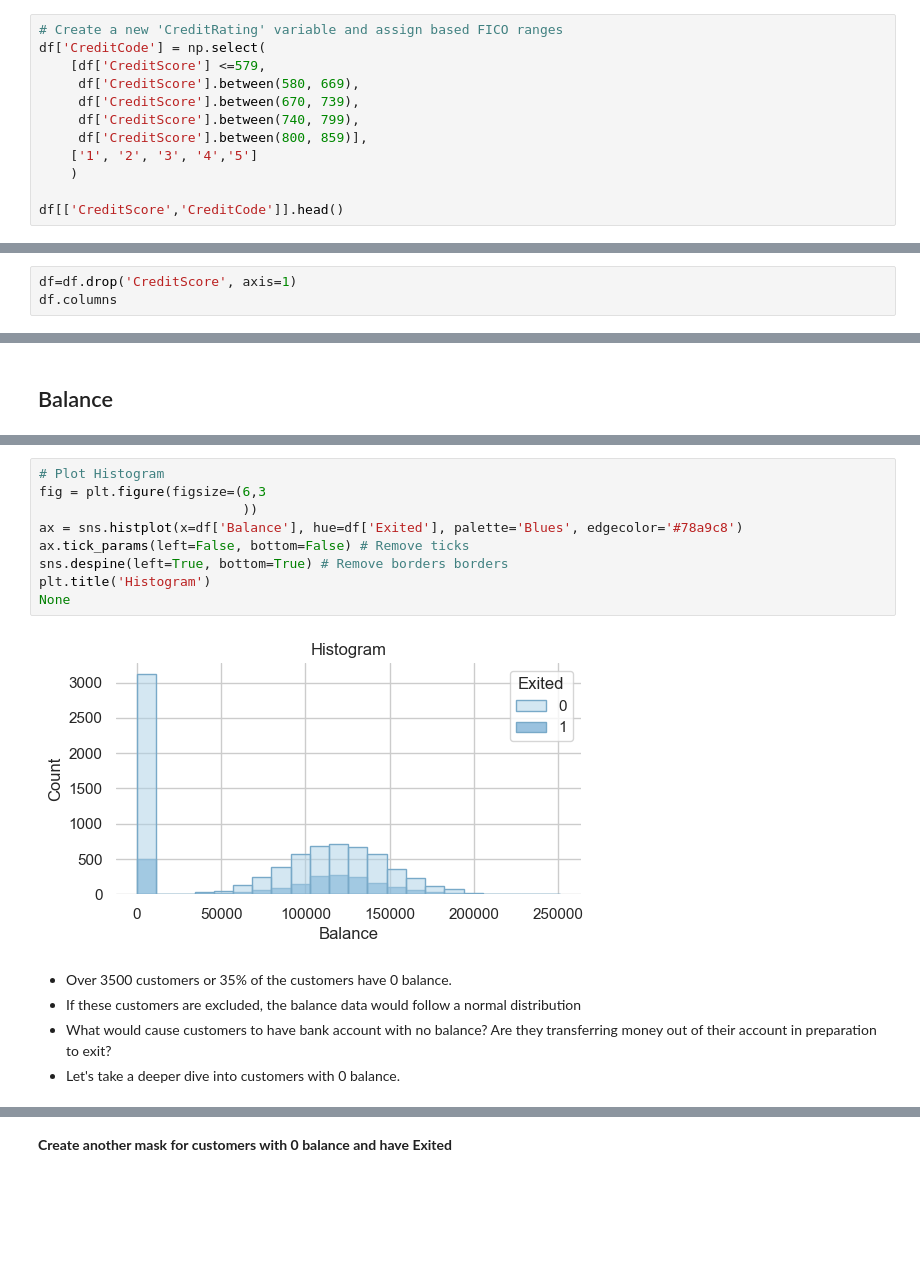
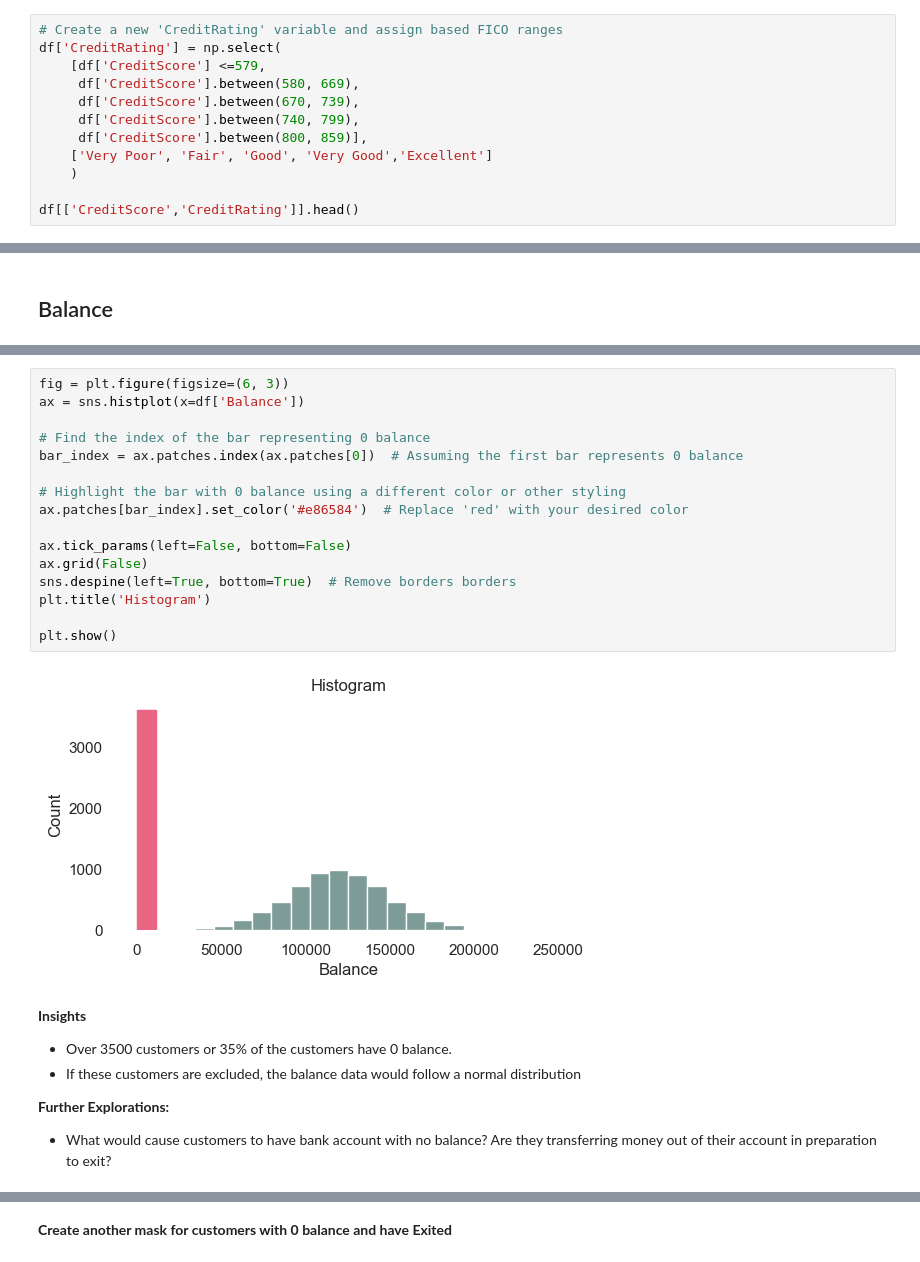
Before and after one commit to aprilhong/bankchurn, a Jupyter notebook: notebooks/1.0_bank_exploratory_data_analysis.ipynb, the cells around one changed output, grey strips where cells are left out. Cells and saved outputs as stored; diff of their text form; blank space fills up the shorter version.

```diff
--- a/notebooks/1.0_bank_exploratory_data_analysis.ipynb
+++ b/notebooks/1.0_bank_exploratory_data_analysis.ipynb
@@ -328,14 +329,14 @@ Create a new variable `CreditCode` to assign each CreditScore to a rating
 ##### CreditRating
 # %%
 # Create a new 'CreditRating' variable and assign based FICO ranges
-df['CreditCode'] = np.select(
+df['CreditRating'] = np.select(
     [df['CreditScore'] <=579,
      df['CreditScore'].between(580, 669),
      df['CreditScore'].between(670, 739),
      df['CreditScore'].between(740, 799),
      df['CreditScore'].between(800, 859)],
-    ['1', '2', '3', '4','5']
+    ['Very Poor', 'Fair', 'Good', 'Very Good','Excellent']
     )
 
-df[['CreditScore','CreditCode']].head()
+df[['CreditScore','CreditRating']].head()
 # %% [output]
@@ -348,3 +348,0 @@ df[['CreditScore','CreditCode']].head()
-# %%
-df=df.drop('CreditScore', axis=1)
-df.columns
@@ -556,18 +583,28 @@ plt.show()
 # %%
-# Plot Histogram
-fig = plt.figure(figsize=(6,3
-                          ))
-ax = sns.histplot(x=df['Balance'], hue=df['Exited'], palette='Blues', edgecolor='#78a9c8')
-ax.tick_params(left=False, bottom=False) # Remove ticks
-sns.despine(left=True, bottom=True) # Remove borders borders
+fig = plt.figure(figsize=(6, 3))
+ax = sns.histplot(x=df['Balance'])
+
+# Find the index of the bar representing 0 balance
+bar_index = ax.patches.index(ax.patches[0])  # Assuming the first bar represents 0 balance
+
+# Highlight the bar with 0 balance using a different color or other styling
+ax.patches[bar_index].set_color('#e86584')  # Replace 'red' with your desired color
+
+ax.tick_params(left=False, bottom=False)
+ax.grid(False)
+sns.despine(left=True, bottom=True)  # Remove borders borders
 plt.title('Histogram')
-None
+
+plt.show()
 # %% [output]
-[figure, old version]
+[figure, new version]
 # %% [markdown]
+**Insights**
+
 - Over 3500 customers or 35% of the customers have 0 balance.
 - If these customers are excluded, the balance data would follow a normal distribution
+
+**Further Explorations:**
 - What would cause customers to have bank account with no balance? Are they transferring money out of their account in preparation to exit?
-- Let's take a deeper dive into customers with 0 balance.
 # %% [markdown]
 **Filter customers with zero Balance**
```
Also changed, not shown: parts of 62 cells of this notebook, 4 other files.
